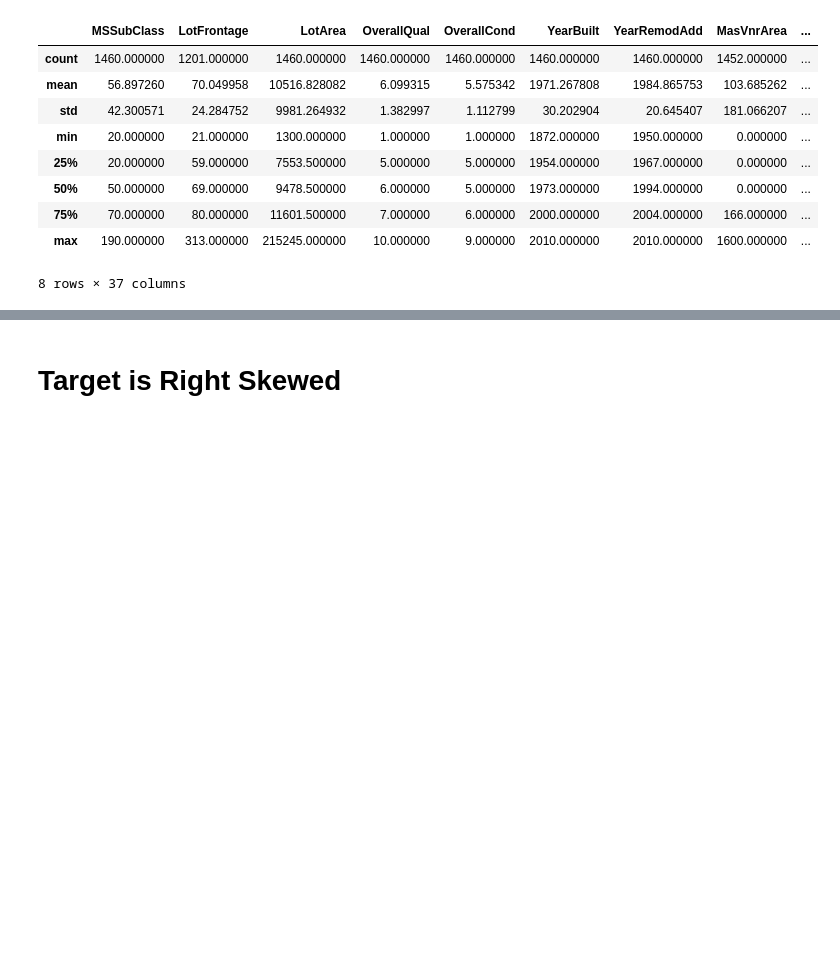
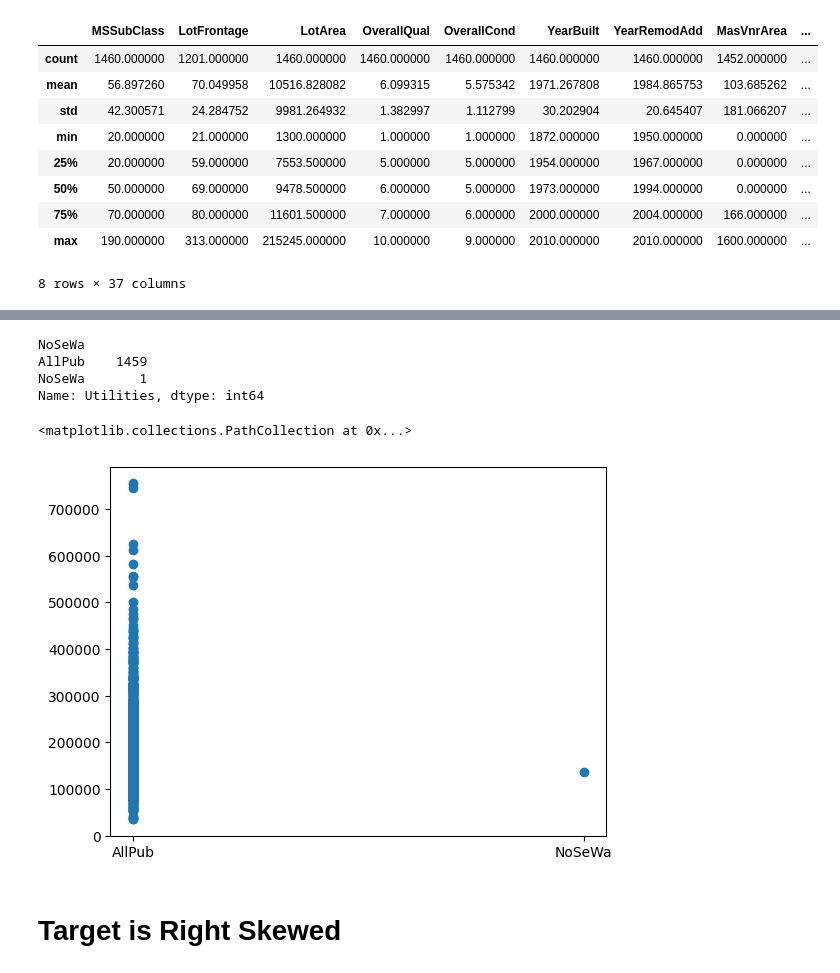
Before and after one commit to jdwatson08/House-Price-Model, a Jupyter notebook: House_price_model.ipynb, the cells around one changed output, grey strips where cells are left out. Drawn from its saved outputs; the diff is of its cells as text; code cells hidden in the pictures; blank space fills up the shorter version.

```diff
--- a/House_price_model.ipynb
+++ b/House_price_model.ipynb
@@ -144,3 +170,16 @@ Index(['MSSubClass', 'MSZoning', 'LotFrontage', 'LotArea', 'Street',
+# %%
+print(df['Utilities'].max())
+print(df['Utilities'].value_counts())
+# %% [output]
+NoSeWa
+AllPub    1459
+NoSeWa       1
+Name: Utilities, dtype: int64
+# %%
+plt.scatter(df['Utilities'], df['SalePrice'])
+# %% [output]
+<matplotlib.collections.PathCollection at 0x...>
+[figure, added]
 # %% [markdown]
 # Target is Right Skewed
 # %% [markdown]
```
Also changed, not shown: parts of 10 cells of this notebook.
